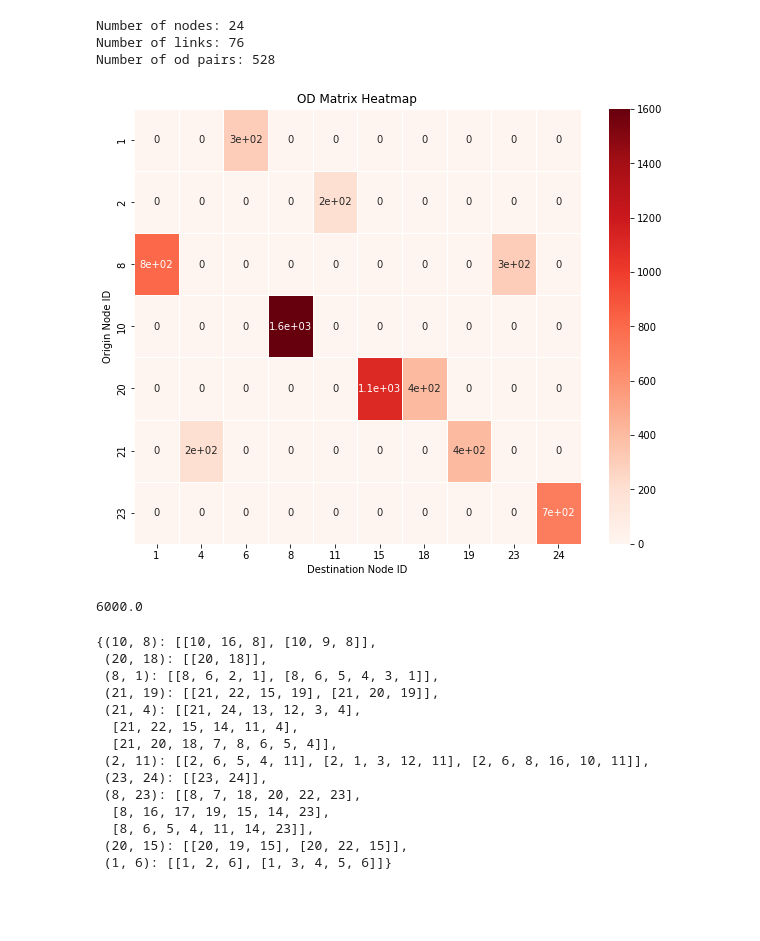
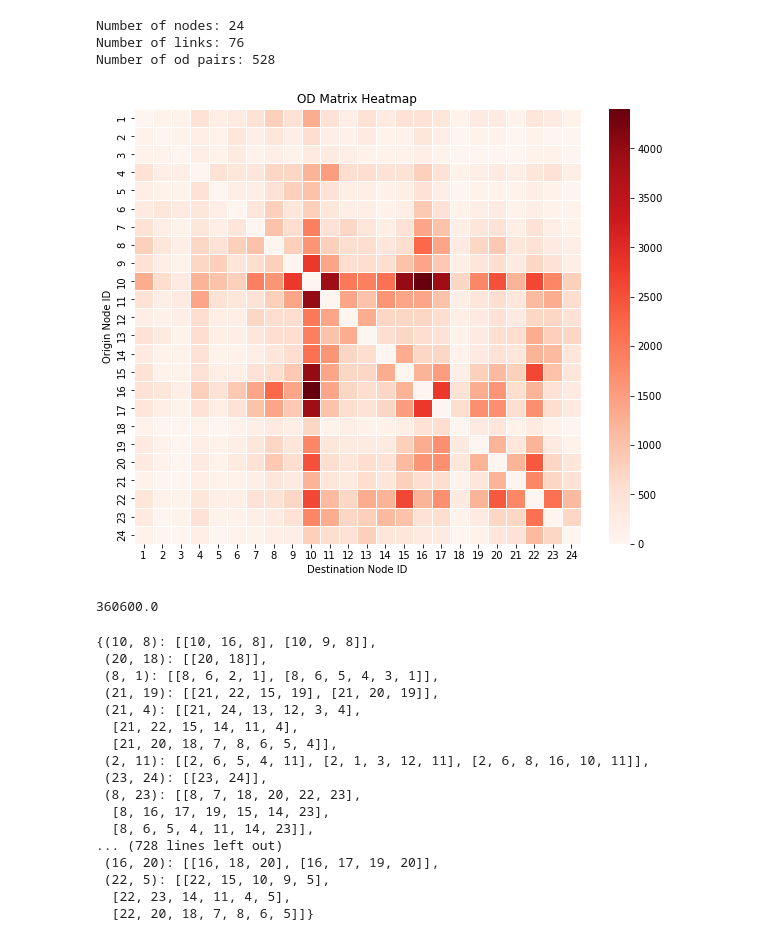
Before and after one commit to youngseo-Kim/MoD_pricing, a Jupyter notebook: src/analyze_result.ipynb, the cells around one changed output. Cells and saved outputs as stored; diff of their text form; code cells hidden in the pictures; blank space fills up the shorter version.

```diff
--- a/src/analyze_result.ipynb
+++ b/src/analyze_result.ipynb
@@ -26,14 +26,19 @@ fuel_cost_per_min = 0.08 # USD per min
 vot = 20 #$/hr
 p_sen = 1/vot*60 # cost to min
 Transit_ASC = -10
+
+
+n_ods = 528
+dist = 1
 alpha = 0.15
 beta = 4.0
-n_ods = 10
+transit_scenario = 2
 n_bins = 10
-mip_gap = 0.01
-transit_scenario = 2
+oper_cost = 0.08
+mip_gap = 0.05
+time_limit = 10800
 
-file_name = "alpha_{}_beta_{}_gap_{}_sampled_{}_transit_{}_bin_{}".format(alpha, beta, mip_gap, n_ods, transit_scenario, n_bins)
+file_name = "ods_{}_dist_{}_alpha_{}_beta_{}_transit_{}_bin_{}_opercost_{}_gap_{}_timelimit_{}".format(n_ods, dist, alpha, beta, transit_scenario, n_bins, oper_cost, mip_gap, time_limit)
 
 output_name = "../output/" +file_name+".txt"
 
@@ -127,14 +132,14 @@ def plot_od_heatmap(df, value_column, title, cmap='Reds', save_path=None, figsiz
 # Assuming od_df is a DataFrame with the OD data and 'Ton' column as values.
 # plot_od_heatmap(od_df, 'Ton', 'OD Matrix Heatmap', save_path='/mnt/data/od_matrix_heatmap.pdf')
 # %%
-plot_od_heatmap(od_df, 'Ton', 'OD Matrix Heatmap', save_path='../figures/od_matrix_heatmap.pdf', annot=True)
+plot_od_heatmap(od_df, 'Ton', 'OD Matrix Heatmap', save_path='../figures/od_matrix_heatmap.pdf', annot=False)
 # %% [output]
-[figure, old version]
+[figure, new version]
 # %%
 total_demand = od_df['Ton'].sum()
 total_demand
 # %% [output]
-6000.0
+360600.0
 # %%
 def generate_route_sets_link_elimination(graph, source, target, num_routes):
     route_sets = []
@@ -293,8 +298,11 @@ OD_route
  (8, 23): [[8, 7, 18, 20, 22, 23],
   [8, 16, 17, 19, 15, 14, 23],
   [8, 6, 5, 4, 11, 14, 23]],
- (20, 15): [[20, 19, 15], [20, 22, 15]],
- (1, 6): [[1, 2, 6], [1, 3, 4, 5, 6]]}
+... (728 lines left out)
+ (16, 20): [[16, 18, 20], [16, 17, 19, 20]],
+ (22, 5): [[22, 15, 10, 9, 5],
+  [22, 23, 14, 11, 4, 5],
+  [22, 20, 18, 7, 8, 6, 5]]}
 # %%
 def create_dict(var_of_interest, parse_type):
     result = {}  # Initialize an empty dictionary to store the data
```
Also changed, not shown: parts of 14 cells of this notebook, 1 other file.
